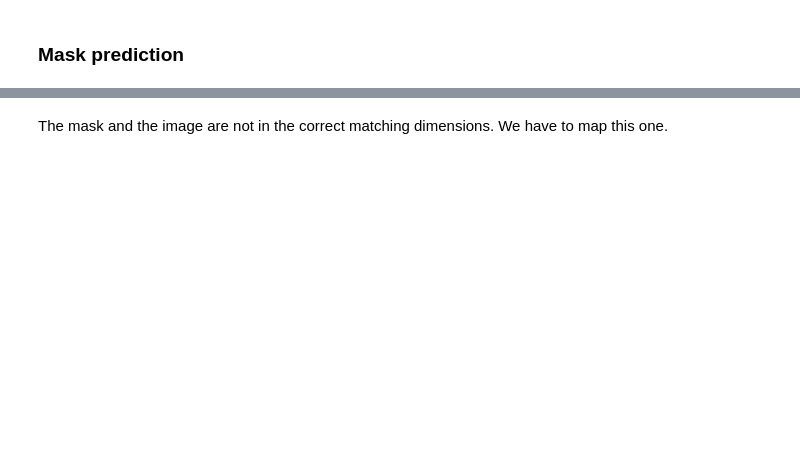
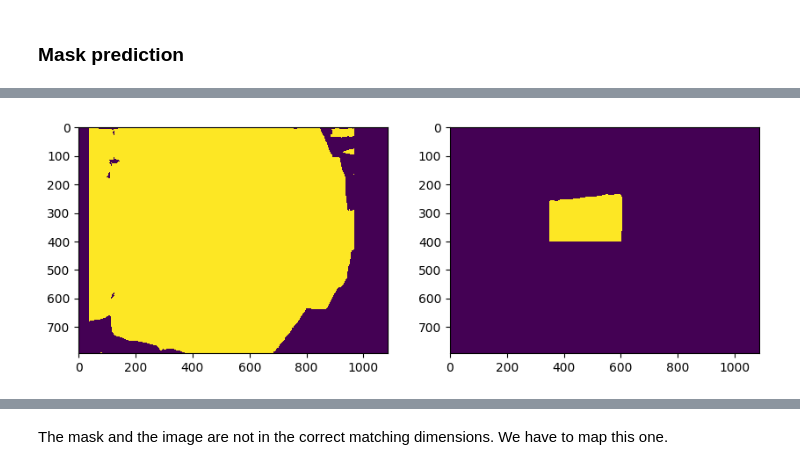
Before and after one commit to mora-bprs/SAM-model, a Jupyter notebook: fastSAM.ipynb, the cells around one changed output, grey strips where cells are left out. Saved outputs shown, nothing was run; the diff lists cells and outputs as text; code cells hidden in the pictures; blank space fills up the shorter version.

```diff
--- a/fastSAM.ipynb
+++ b/fastSAM.ipynb
@@ -183,7 +210,18 @@ plot_images_with_center_coords(image1, image2, image3, image4)
 # %% [markdown]
 ### Mask prediction
 # %%
-fast_sam_x_predictor = model_fast_sam_x(image, device=device, retina_masks=True, imgsz=960, conf=0.4, iou=0.9,)
-fast_sam_x_prompt_process = FastSAMPrompt(image, fast_sam_x_predictor, device=device)
-fast_sam_s_predictor = model_fast_sam_s(image, device=device, retina_masks=True, imgsz=960, conf=0.4, iou=0.9,)
-fast_sam_s_prompt_process = FastSAMPrompt(image, fast_sam_s_predictor, device=device)
+def fastsam_maskgen(model, image, device=device, retina_masks=True, imgsz=960, conf=0.4, iou=0.9):
+    """
+    utility function to easily generate masks from FastSAM models
+    """
+    if model == 0:
+        return FastSAMPrompt(image, model_fast_sam_x(image, device=device, retina_masks=retina_masks, imgsz=imgsz, conf=conf, iou=iou), device=device).point_prompt(points=get_center_coords(image), pointlabel=[1])
+    elif model == 1:
+        return FastSAMPrompt(image, model_fast_sam_s(image, device=device, retina_masks=retina_masks, imgsz=imgsz, conf=conf, iou=iou), device=device).point_prompt(points=get_center_coords(image), pointlabel=[1])
+    else:
+        return "Invalid model"
+
+# fast_sam_x_predictor = model_fast_sam_x(image, device=device, retina_masks=True, imgsz=960, conf=0.4, iou=0.9,)
+# fast_sam_x_prompt_process = FastSAMPrompt(image, fast_sam_x_predictor, device=device)
+# fast_sam_s_predictor = model_fast_sam_s(image, device=device, retina_masks=True, imgsz=960, conf=0.4, iou=0.9,)
+# fast_sam_s_prompt_process = FastSAMPrompt(image, fast_sam_s_predictor, device=device)
@@ -205,0 +228,7 @@ ANNOTATED_PATH = f"{ROOT}/annotate/box.jpg"
+# %%
+x_mask = fastsam_maskgen(0, image)
+s_mask = fastsam_maskgen(1, image)
+
+# ANNOTATED_PATH = f"{ROOT}/annotate/box.jpg"
+# BUG: tkinter kernel crash, unexpected behavior
+# fast_sam_prompt_process.plot(annotations=mask,output_path=ANNOTATED_PATH)
@@ -206,8 +242,9 @@ ANNOTATED_PATH = f"{ROOT}/annotate/box.jpg"
 # %%
-#plot x_mask and s_mask side by side
 fig, ax = plt.subplots(1, 2, figsize=(10, 10))
-show_mask(x_mask, ax[0])
-show_mask(s_mask, ax[1])
+ax[0].imshow(x_mask[0], interpolation='none')
+ax[1].imshow(s_mask[0], interpolation='none')
+# show_mask(x_mask, ax[0])
+# show_mask(s_mask, ax[1])
 plt.show()
-# plt.imshow(x_mask[0], interpolation='none')
-# plt.show()
+# %% [output]
+[figure, added]
```
Also changed, not shown: parts of 32 cells of this notebook.
